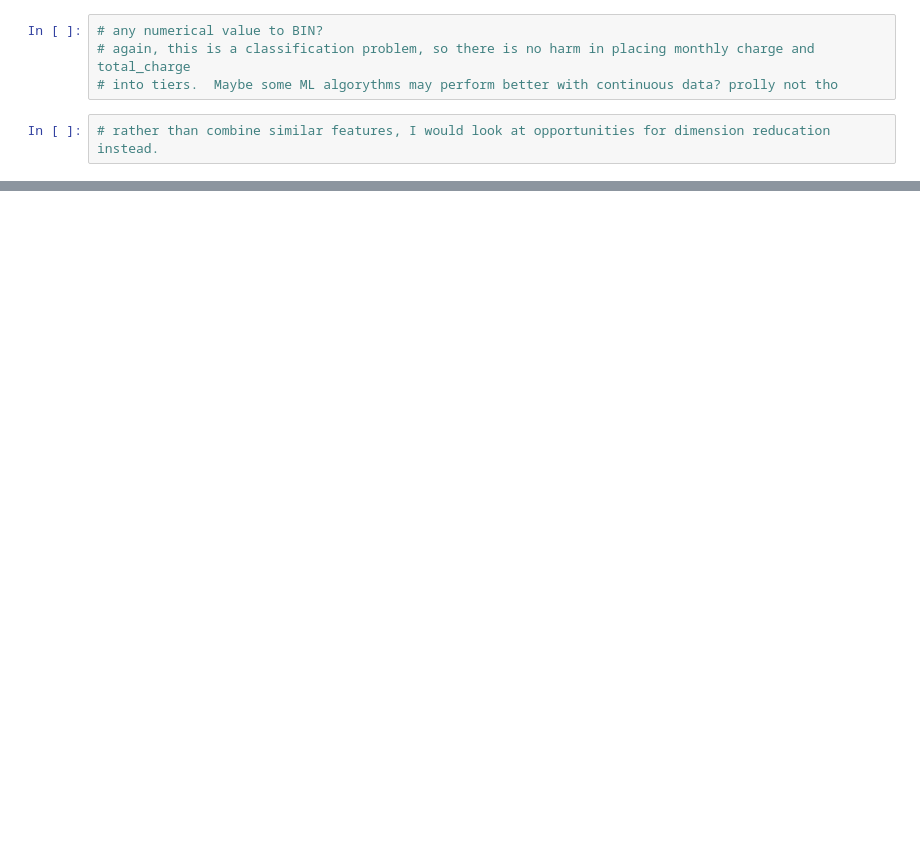
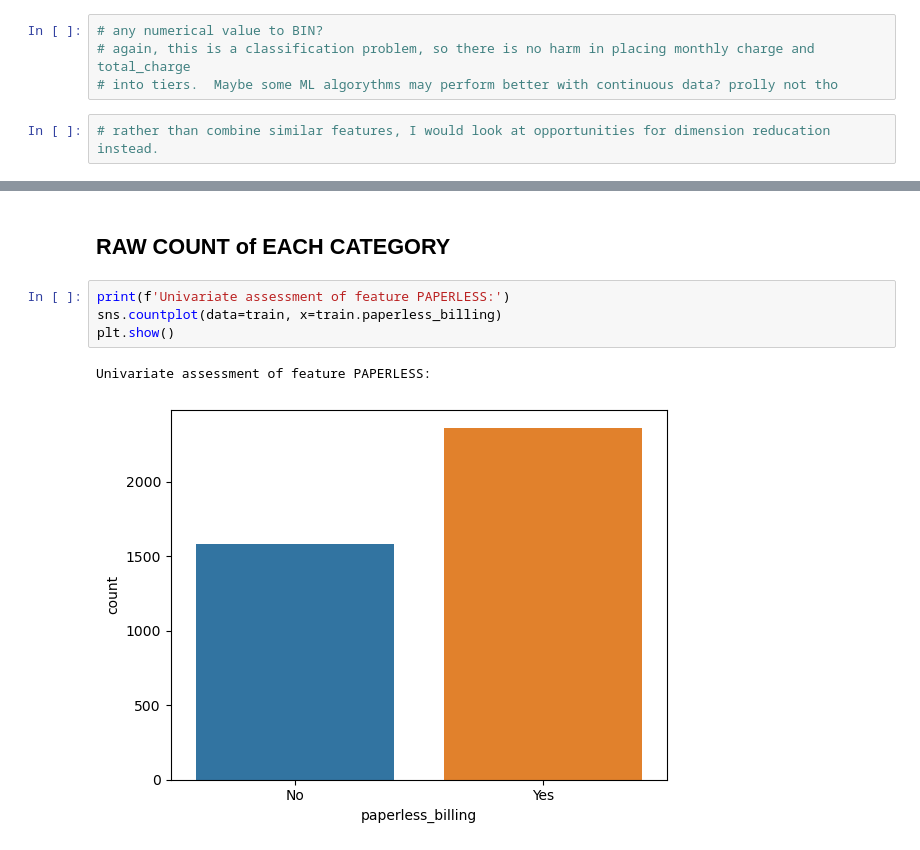
Before and after one commit to RichardAlcabes22/classification-exercises, a Jupyter notebook: classification_exercises.ipynb, the cells around one changed output, grey strips where cells are left out. Saved outputs shown, nothing was run; the diff lists cells and outputs as text; blank space fills up the shorter version.

```diff
--- a/classification_exercises.ipynb
+++ b/classification_exercises.ipynb
@@ -672,0 +1574,9 @@ df.columns
+# %% [markdown]
+## RAW COUNT of EACH CATEGORY
+# %%
+print(f'Univariate assessment of feature PAPERLESS:')
+sns.countplot(data=train, x=train.paperless_billing)
+plt.show()
+# %% [output]
+Univariate assessment of feature PAPERLESS:
+[figure, added]
```
Also changed, not shown: parts of 119 cells of this notebook, 1 other file.
